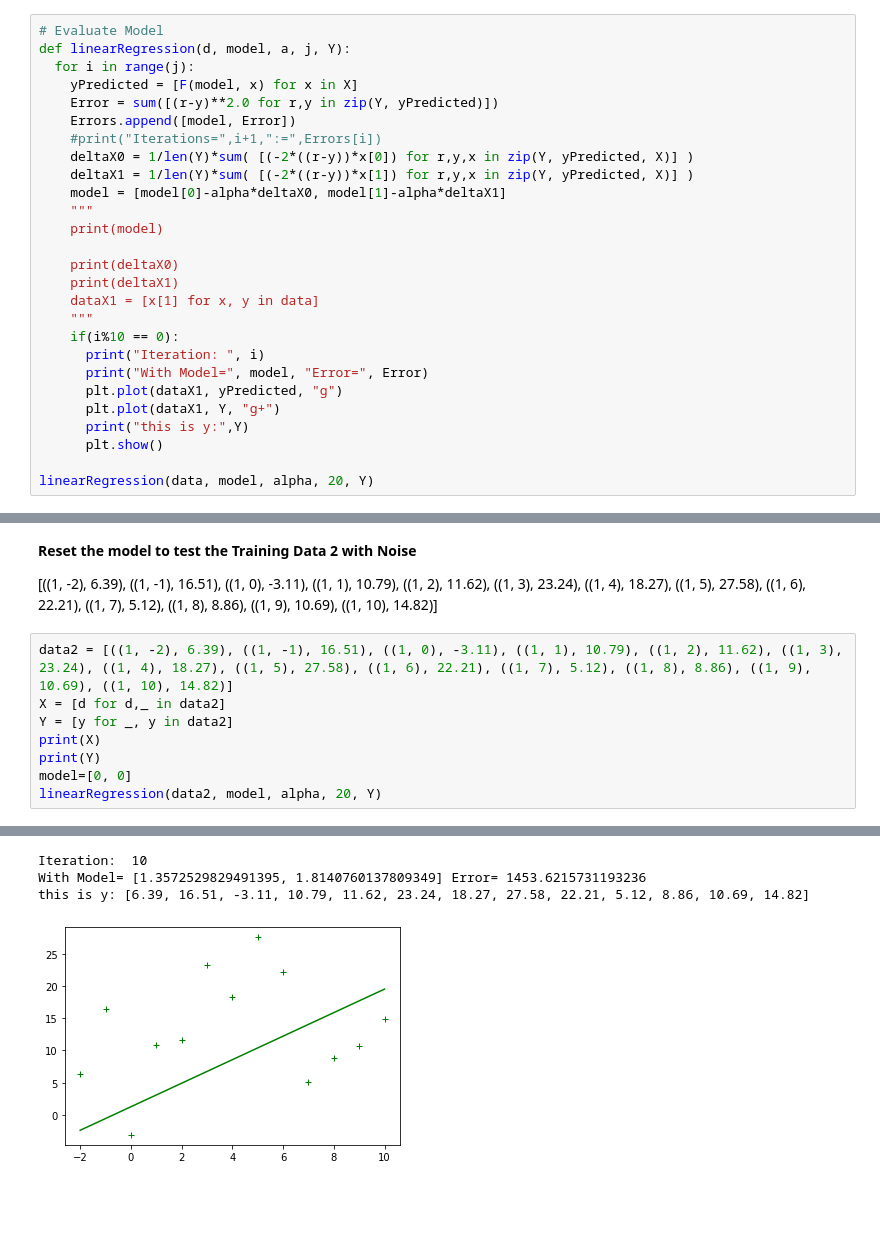
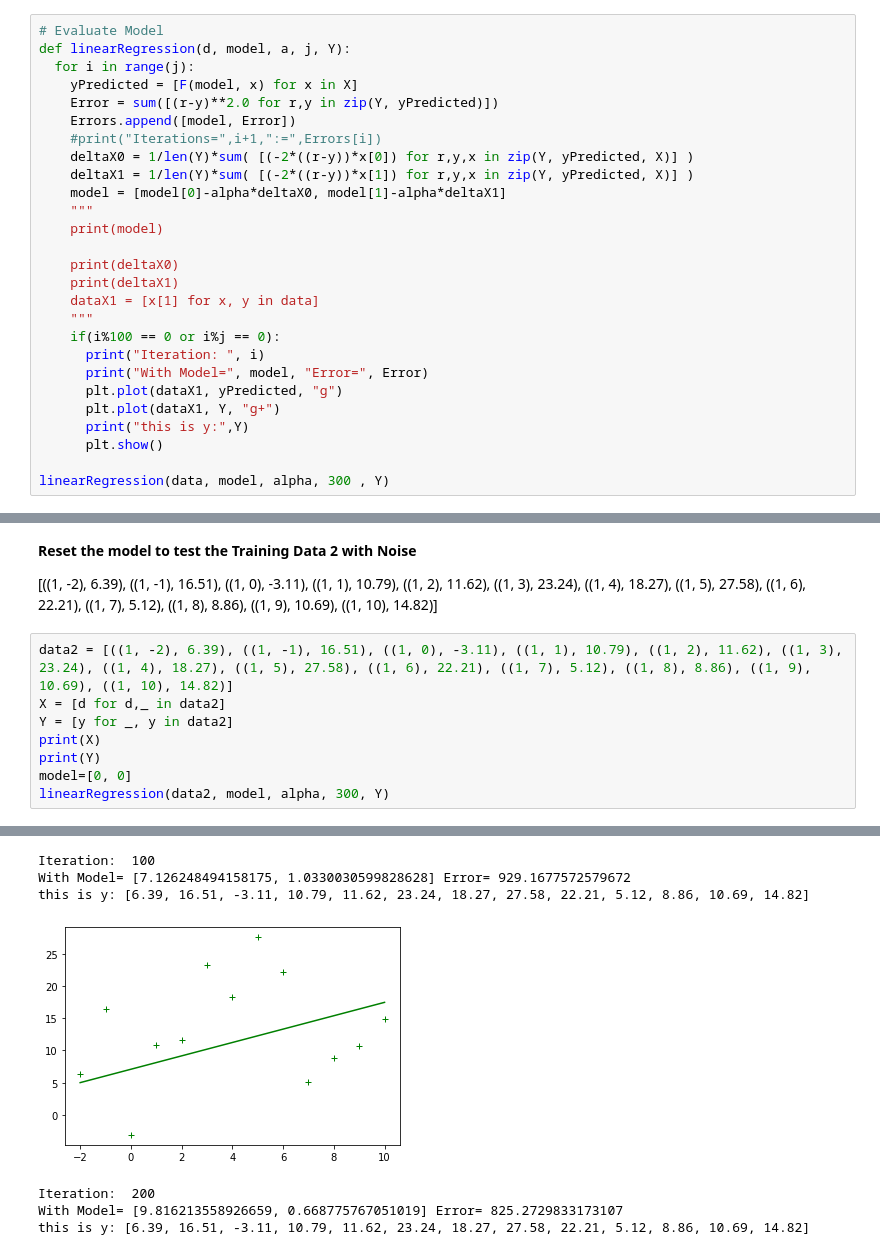
Before and after one commit to ci5co150/CSCI191T, a Jupyter notebook: LinearAndLogisticNotes.ipynb, the cells around one changed output, grey strips where cells are left out. Saved outputs shown, nothing was run; the diff lists cells and outputs as text; blank space fills up the shorter version.

```diff
--- a/LinearAndLogisticNotes.ipynb
+++ b/LinearAndLogisticNotes.ipynb
@@ -73,7 +73,7 @@ def linearRegression(d, model, a, j, Y):
     print(deltaX1)
     dataX1 = [x[1] for x, y in data]
     """
-    if(i%10 == 0):
+    if(i%100 == 0 or i%j == 0):
       print("Iteration: ", i)
       print("With Model=", model, "Error=", Error)
       plt.plot(dataX1, yPredicted, "g")
@@ -81,7 +81,7 @@ def linearRegression(d, model, a, j, Y):
       print("this is y:",Y)
       plt.show()
 
-linearRegression(data, model, alpha, 20, Y)
+linearRegression(data, model, alpha, 300 , Y)
 # %% [output]
 Iteration:  0
 With Model= [0.26, 1.6] Error= 2925.0
@@ -98,19 +102,22 @@ this is y: [1, 3, 5, 7, 9, 11, 13, 15, 17, 19, 21, 23, 25]
 # %%
 data2 = [((1, -2), 6.39), ((1, -1), 16.51), ((1, 0), -3.11), ((1, 1), 10.79), ((1, 2), 11.62), ((1, 3), 23.24), ((1, 4), 18.27), ((1, 5), 27.58), ((1, 6), 22.21), ((1, 7), 5.12), ((1, 8), 8.86), ((1, 9), 10.69), ((1, 10), 14.82)]
 X = [d for d,_ in data2]
 Y = [y for _, y in data2]
 print(X)
 print(Y)
 model=[0, 0]
-linearRegression(data2, model, alpha, 20, Y)
+linearRegression(data2, model, alpha, 300, Y)
 # %% [output]
 [(1, -2), (1, -1), (1, 0), (1, 1), (1, 2), (1, 3), (1, 4), (1, 5), (1, 6), (1, 7), (1, 8), (1, 9), (1, 10)]
 [6.39, 16.51, -3.11, 10.79, 11.62, 23.24, 18.27, 27.58, 22.21, 5.12, 8.86, 10.69, 14.82]
 Iteration:  0
 With Model= [0.2661384615384616, 1.184353846153846] Error= 3140.9862999999996
 this is y: [6.39, 16.51, -3.11, 10.79, 11.62, 23.24, 18.27, 27.58, 22.21, 5.12, 8.86, 10.69, 14.82]
 [figure]
-Iteration:  10
-With Model= [1.3572529829491395, 1.8140760137809349] Error= 1453.6215731193236
+Iteration:  100
+With Model= [7.126248494158175, 1.0330030599828628] Error= 929.1677572579672
 this is y: [6.39, 16.51, -3.11, 10.79, 11.62, 23.24, 18.27, 27.58, 22.21, 5.12, 8.86, 10.69, 14.82]
-[figure, old version]
+[figure, new version]
+Iteration:  200
+With Model= [9.816213558926659, 0.668775767051019] Error= 825.2729833173107
+this is y: [6.39, 16.51, -3.11, 10.79, 11.62, 23.24, 18.27, 27.58, 22.21, 5.12, 8.86, 10.69, 14.82]
```
Also changed, not shown: parts of 2 cells of this notebook.
